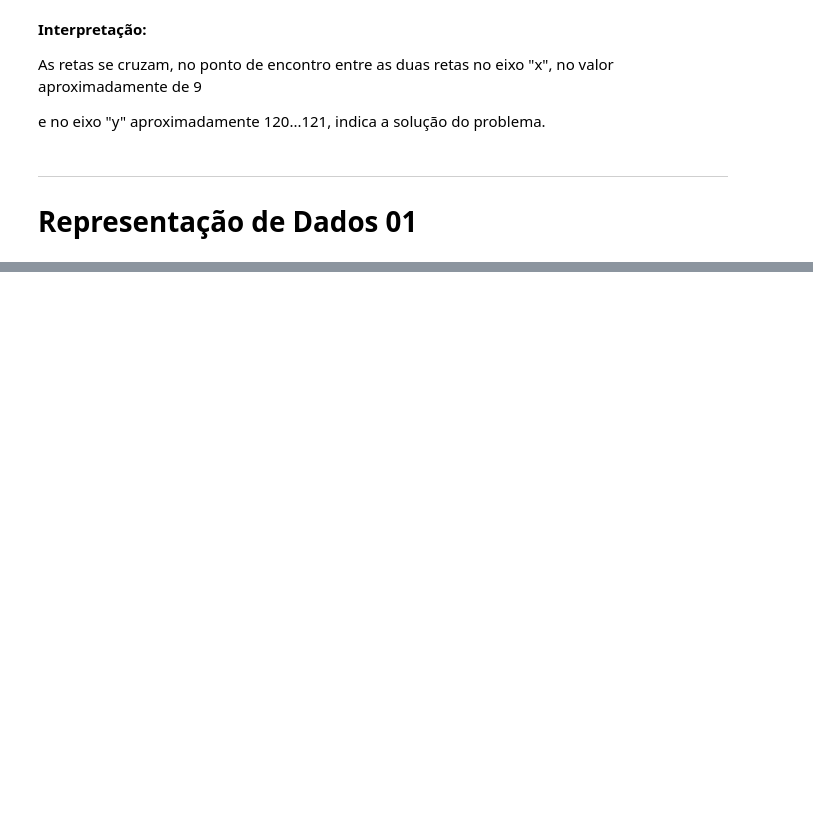
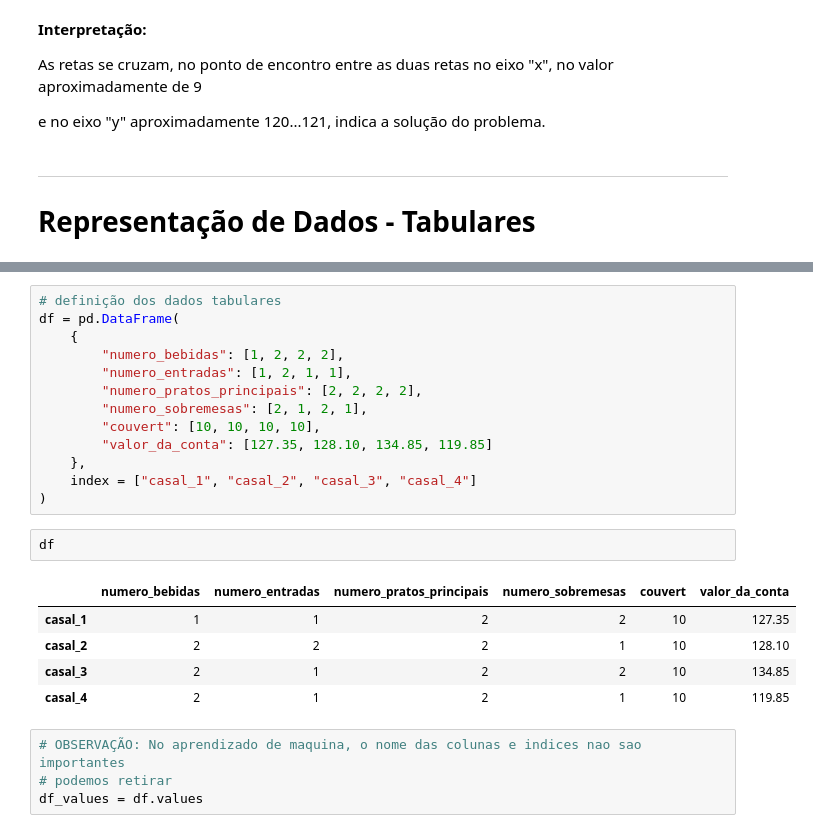
Before and after one commit to marcusvbrangel/ia-base-expert, a Jupyter notebook: cursos/algebra-linear/01-conceitos-iniciais.ipynb, the cells around one changed output, grey strips where cells are left out. Drawn from its saved outputs; the diff is of its cells as text; blank space fills up the shorter version.

```diff
--- a/cursos/algebra-linear/01-conceitos-iniciais.ipynb
+++ b/cursos/algebra-linear/01-conceitos-iniciais.ipynb
@@ -245,6 +365,31 @@ As retas se cruzam, no ponto de encontro entre as duas retas no eixo "x", no val
 e no eixo "y" aproximadamente 120...121, indica a solução do problema.
 # %% [markdown]
 ---
-# Representação de Dados 01
+# Representação de Dados - Tabulares
 # %% [markdown]
 ![RepresentacaoDados](./imagens/representacao-dados-01.jpeg)
+# %%
+# definição dos dados tabulares
+df = pd.DataFrame(
+    {
+        "numero_bebidas": [1, 2, 2, 2],
+        "numero_entradas": [1, 2, 1, 1],
+        "numero_pratos_principais": [2, 2, 2, 2],
+        "numero_sobremesas": [2, 1, 2, 1],
+        "couvert": [10, 10, 10, 10],
+        "valor_da_conta": [127.35, 128.10, 134.85, 119.85]
+    },
+    index = ["casal_1", "casal_2", "casal_3", "casal_4"]
+)
+# %%
+df
+# %% [output]
+|  | numero_bebidas | numero_entradas | numero_pratos_principais | numero_sobremesas | couvert | valor_da_conta |
+| casal_1 | 1 | 1 | 2 | 2 | 10 | 127.35 |
+| casal_2 | 2 | 2 | 2 | 1 | 10 | 128.10 |
+| casal_3 | 2 | 1 | 2 | 2 | 10 | 134.85 |
+| casal_4 | 2 | 1 | 2 | 1 | 10 | 119.85 |
+# %%
+# OBSERVAÇÃO: No aprendizado de maquina, o nome das colunas e indices nao sao importantes
+# podemos retirar
+df_values = df.values
```
Also changed, not shown: parts of 85 cells of this notebook, 7 other files.
